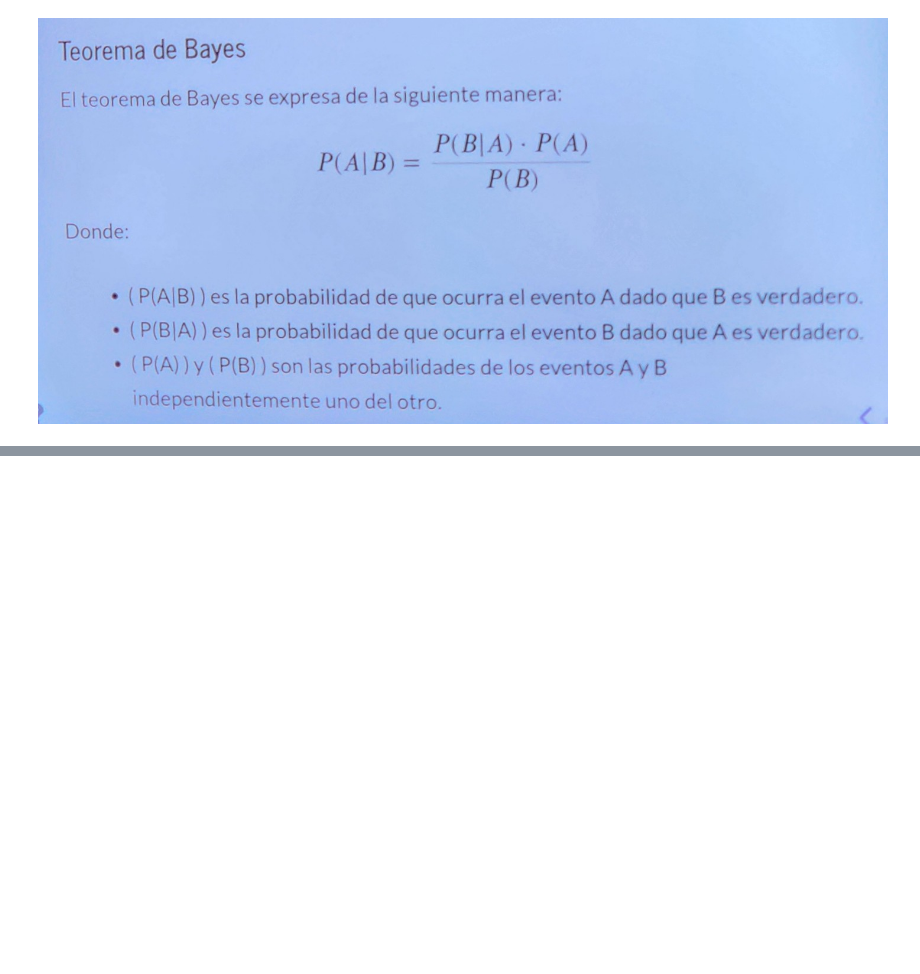
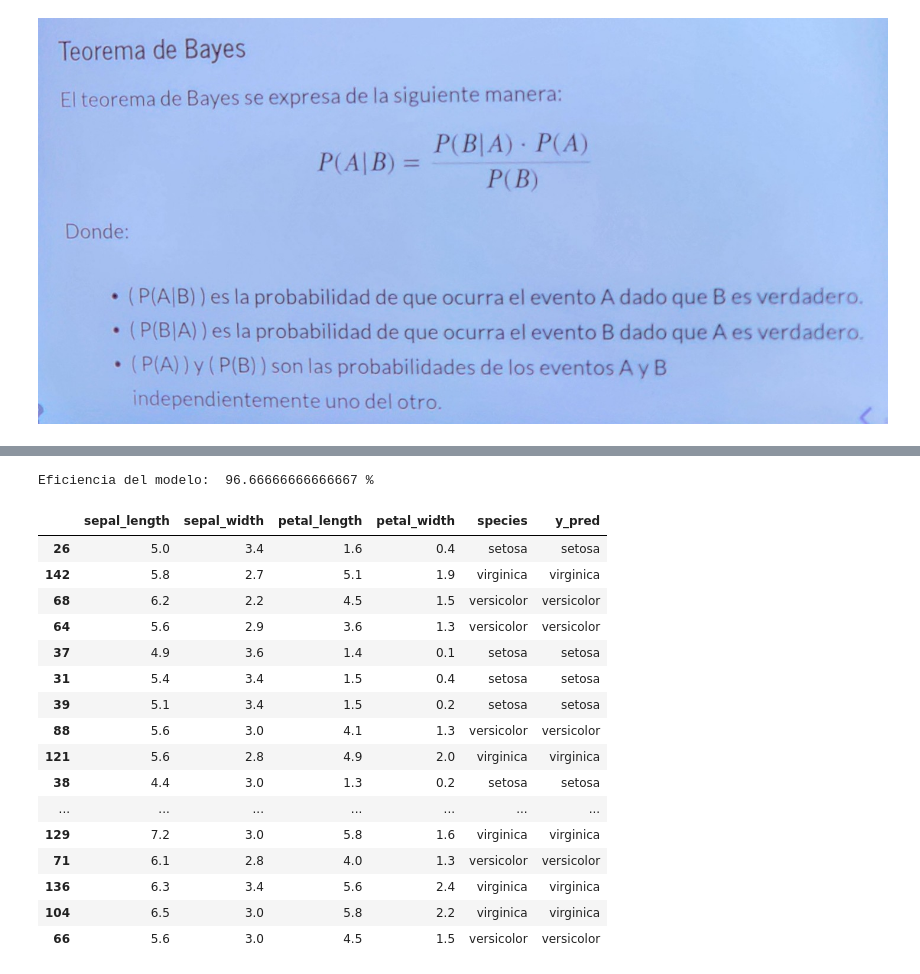
Before and after one commit to JavierSanchez22/IA, a Jupyter notebook: 09-aprendizaje_automatico-Naive_Bayes.ipynb, the cells around one changed output, grey strips where cells are left out. Drawn from its saved outputs; the diff is of its cells as text; code cells hidden in the pictures; blank space fills up the shorter version.

```diff
--- a/09-aprendizaje_automatico-Naive_Bayes.ipynb
+++ b/09-aprendizaje_automatico-Naive_Bayes.ipynb
@@ -6,0 +33,26 @@
+# %%
+eficiencia = metrics.accuracy_score(y_test, y_pred)
+print('Eficiencia del modelo: ', eficiencia*100, '%')
+# %% [output]
+Eficiencia del modelo:  96.66666666666667 %
+# %%
+test['y_pred'] = y_pred
+test
+# %% [output]
+|  | sepal_length | sepal_width | petal_length | petal_width | species | y_pred |
+| 26 | 5.0 | 3.4 | 1.6 | 0.4 | setosa | setosa |
+| 142 | 5.8 | 2.7 | 5.1 | 1.9 | virginica | virginica |
+| 68 | 6.2 | 2.2 | 4.5 | 1.5 | versicolor | versicolor |
+| 64 | 5.6 | 2.9 | 3.6 | 1.3 | versicolor | versicolor |
+| 37 | 4.9 | 3.6 | 1.4 | 0.1 | setosa | setosa |
+| 31 | 5.4 | 3.4 | 1.5 | 0.4 | setosa | setosa |
+| 39 | 5.1 | 3.4 | 1.5 | 0.2 | setosa | setosa |
+| 88 | 5.6 | 3.0 | 4.1 | 1.3 | versicolor | versicolor |
+| 121 | 5.6 | 2.8 | 4.9 | 2.0 | virginica | virginica |
+| 38 | 4.4 | 3.0 | 1.3 | 0.2 | setosa | setosa |
+| ... | ... | ... | ... | ... | ... | ... |
+| 129 | 7.2 | 3.0 | 5.8 | 1.6 | virginica | virginica |
+| 71 | 6.1 | 2.8 | 4.0 | 1.3 | versicolor | versicolor |
+| 136 | 6.3 | 3.4 | 5.6 | 2.4 | virginica | virginica |
+| 104 | 6.5 | 3.0 | 5.8 | 2.2 | virginica | virginica |
+| 66 | 5.6 | 3.0 | 4.5 | 1.5 | versicolor | versicolor |
```
Also changed, not shown: parts of 7 cells of this notebook, 1 other file.
